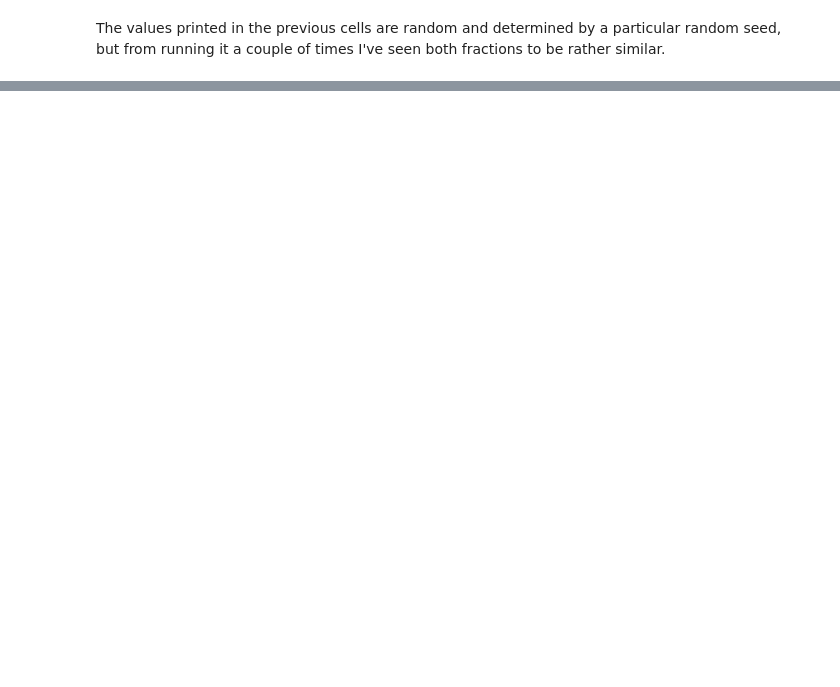
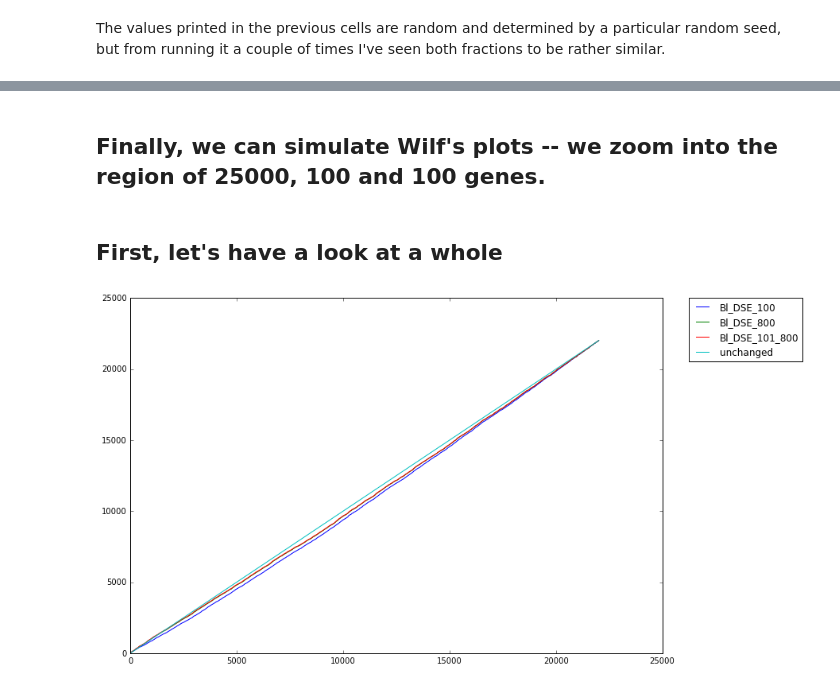
Before and after one commit to picrin/phdAll, a Jupyter notebook: masterBlood.ipynb, the cells around one changed output, grey strips where cells are left out. Drawn from its saved outputs; the diff is of its cells as text; code cells hidden in the pictures; blank space fills up the shorter version.

Commit message:
reproducing Wilf's results

```diff
--- a/masterBlood.ipynb
+++ b/masterBlood.ipynb
@@ -481,0 +812,6 @@ I've re-read Wilf's report and tried to see which bits of analysis I'm missing.
+# %%
+Bl_DSE_100 = showResult(top100Genes)
+# %%
+Bl_DSE_800 = showResult(top800Genes)
+# %%
+Bl_DSE_101_800 = showResult(top101to800Genes)
@@ -481,0 +820,21 @@ I've re-read Wilf's report and tried to see which bits of analysis I'm missing.
+# %% [markdown]
+## Finally, we can simulate Wilf's plots -- we zoom into the region of 25000, 100 and 100 genes.
+# %%
+%matplotlib inline
+plt.rcParams['figure.figsize'] = (12, 8)
+
+def makeWilfsPlot(ran):
+    plt.plot(Bl_DSE_100, label="Bl_DSE_100")
+    plt.plot(Bl_DSE_800, label="Bl_DSE_800")
+    plt.plot(Bl_DSE_101_800, label="Bl_DSE_101_800")
+    plt.plot(range(len(Bl_DSE_100)), label="unchanged")
+    plt.legend(bbox_to_anchor=(1.05, 1), loc=2, borderaxespad=0)
+    plt.xlim(0, ran)
+    plt.ylim(0, ran)
+    plt.show()
+# %% [markdown]
+## First, let's have a look at a whole
+# %%
+makeWilfsPlot(25000)
+# %% [output]
+[figure, added]
```
Also changed, not shown: parts of 41 cells of this notebook, 10 other files.
